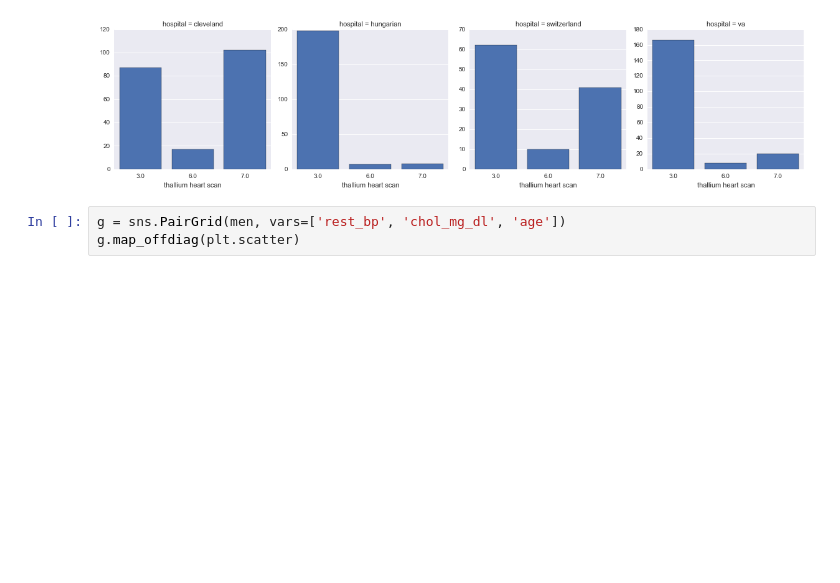
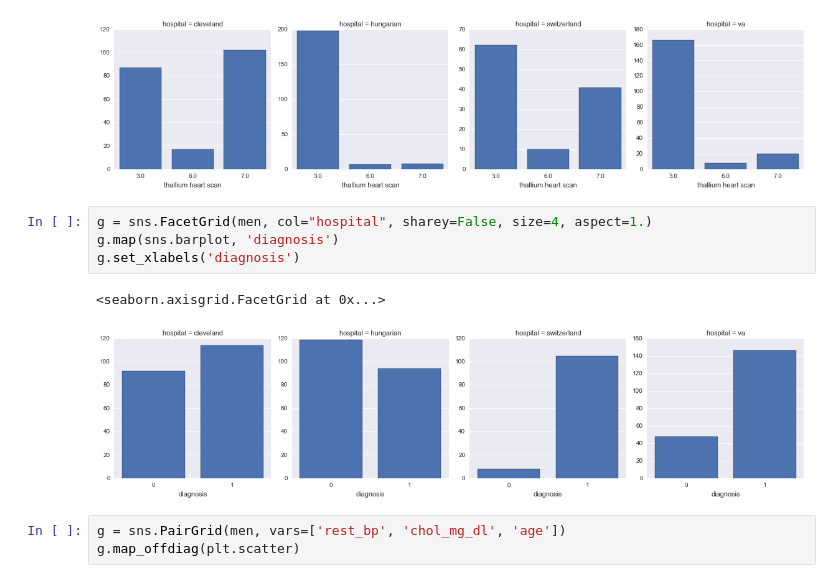
Before and after one commit to EmmanueleSalvati/McNulty, a Jupyter notebook: Make_Plots.ipynb, the cells around one changed output. Drawn from its saved outputs; the diff is of its cells as text; blank space fills up the shorter version.

```diff
--- a/Make_Plots.ipynb
+++ b/Make_Plots.ipynb
@@ -64,6 +66,13 @@ g.set_xlabels('thallium heart scan')
 # %% [output]
 <seaborn.axisgrid.FacetGrid at 0x...>
 [figure]
+# %%
+g = sns.FacetGrid(men, col="hospital", sharey=False, size=4, aspect=1.)
+g.map(sns.barplot, 'diagnosis')
+g.set_xlabels('diagnosis')
+# %% [output]
+<seaborn.axisgrid.FacetGrid at 0x...>
+[figure, added]
 # %%
 g = sns.PairGrid(men, vars=['rest_bp', 'chol_mg_dl', 'age'])
 g.map_offdiag(plt.scatter)
```
Also changed, not shown: parts of 2 cells of this notebook, 3 other files.
